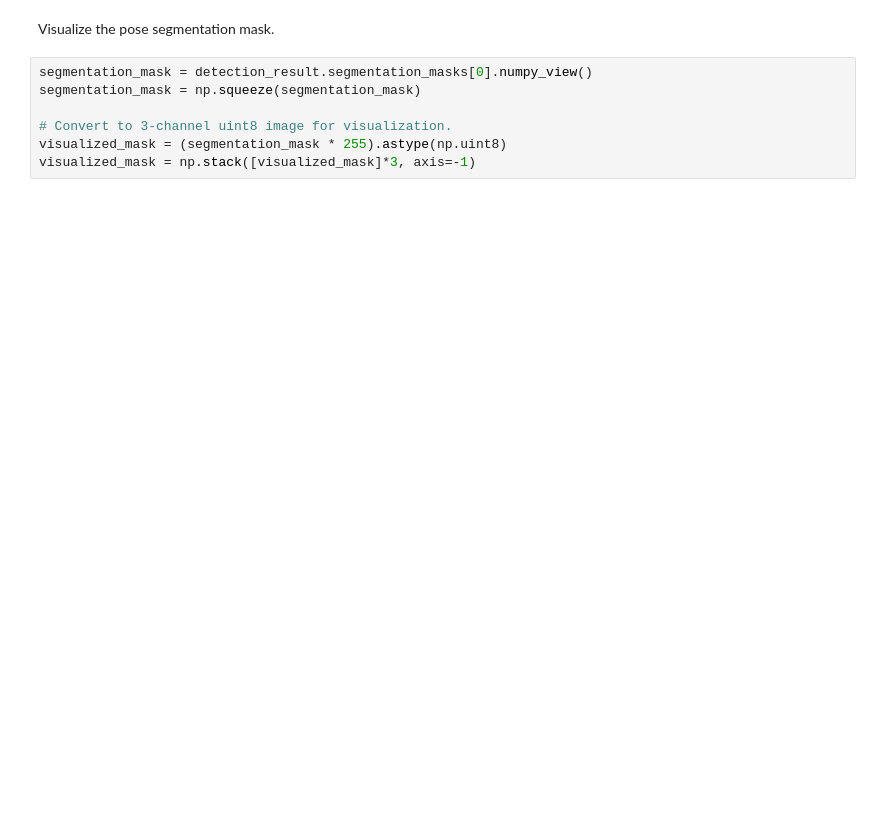
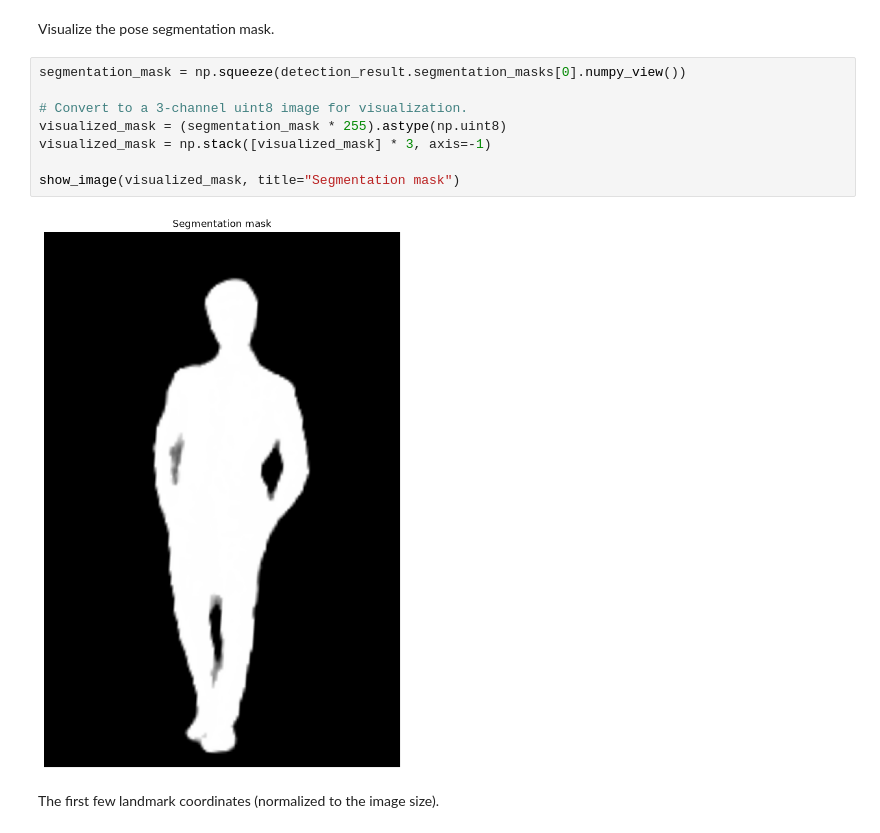
Before and after one commit to gmtigrisva123/EduVisionSeat, a Jupyter notebook: src/pose/[MediaPipe_Python_Tasks]_Pose_Landmarker.ipynb, the cells around one changed output. Cells and saved outputs as stored; diff of their text form; blank space fills up the shorter version.

```diff
--- a/src/pose/[MediaPipe_Python_Tasks]_Pose_Landmarker.ipynb
+++ b/src/pose/[MediaPipe_Python_Tasks]_Pose_Landmarker.ipynb
@@ -120,9 +182,14 @@ cv2_imshow(cv2.cvtColor(annotated_image, cv2.COLOR_RGB2BGR))
 # %% [markdown]
 Visualize the pose segmentation mask.
 # %%
-segmentation_mask = detection_result.segmentation_masks[0].numpy_view()
-segmentation_mask = np.squeeze(segmentation_mask)
+segmentation_mask = np.squeeze(detection_result.segmentation_masks[0].numpy_view())
 
-# Convert to 3‑channel uint8 image for visualization.
+# Convert to a 3-channel uint8 image for visualization.
 visualized_mask = (segmentation_mask * 255).astype(np.uint8)
-visualized_mask = np.stack([visualized_mask]*3, axis=-1)
+visualized_mask = np.stack([visualized_mask] * 3, axis=-1)
+
+show_image(visualized_mask, title="Segmentation mask")
+# %% [output]
+[figure, added]
+# %% [markdown]
+The first few landmark coordinates (normalized to the image size).
```
Also changed, not shown: parts of 19 cells of this notebook, 4 other files.
